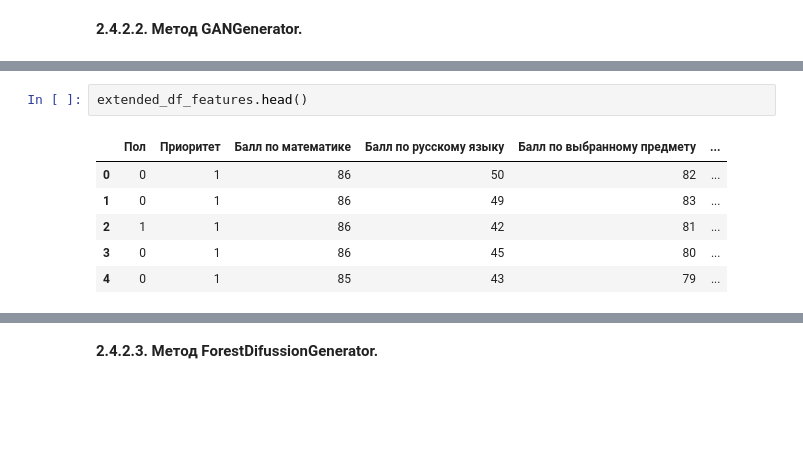
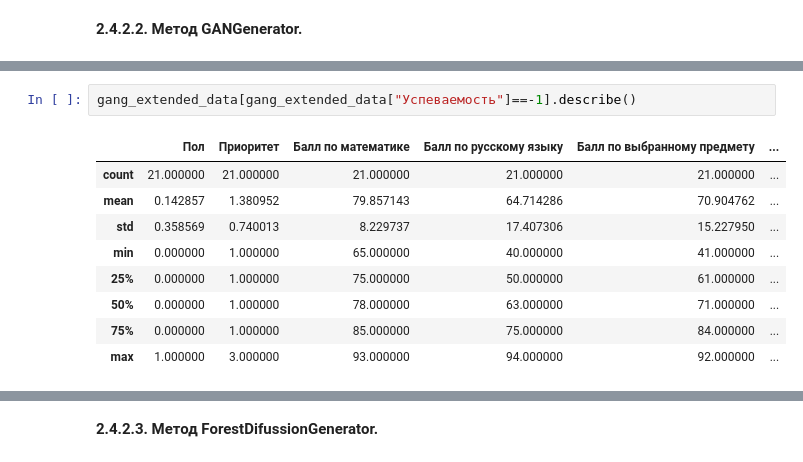
Before and after one commit to ashira09/application-of-neural-networks-to-predict-student-performance, a Jupyter notebook: nn.ipynb, the cells around one changed output, grey strips where cells are left out. Saved outputs shown, nothing was run; the diff lists cells and outputs as text; blank space fills up the shorter version.

```diff
--- a/nn.ipynb
+++ b/nn.ipynb
@@ -553,9 +648,12 @@ extended_df_features.head()
 # %%
-extended_df_features.head()
+gang_extended_data[gang_extended_data["Успеваемость"]==-1].describe()
 # %% [output]
 |  | Пол | Приоритет | Балл по математике | Балл по русскому языку | Балл по выбранному предмету | ... |
-| 0 | 0 | 1 | 86 | 50 | 82 | ... |
-| 1 | 0 | 1 | 86 | 49 | 83 | ... |
-| 2 | 1 | 1 | 86 | 42 | 81 | ... |
-| 3 | 0 | 1 | 86 | 45 | 80 | ... |
-| 4 | 0 | 1 | 85 | 43 | 79 | ... |
+| count | 21.000000 | 21.000000 | 21.000000 | 21.000000 | 21.000000 | ... |
+| mean | 0.142857 | 1.380952 | 79.857143 | 64.714286 | 70.904762 | ... |
+| std | 0.358569 | 0.740013 | 8.229737 | 17.407306 | 15.227950 | ... |
+| min | 0.000000 | 1.000000 | 65.000000 | 40.000000 | 41.000000 | ... |
+| 25% | 0.000000 | 1.000000 | 75.000000 | 50.000000 | 61.000000 | ... |
+| 50% | 0.000000 | 1.000000 | 78.000000 | 63.000000 | 71.000000 | ... |
+| 75% | 0.000000 | 1.000000 | 85.000000 | 75.000000 | 84.000000 | ... |
+| max | 1.000000 | 3.000000 | 93.000000 | 94.000000 | 92.000000 | ... |
```
Also changed, not shown: parts of 77 cells of this notebook.
